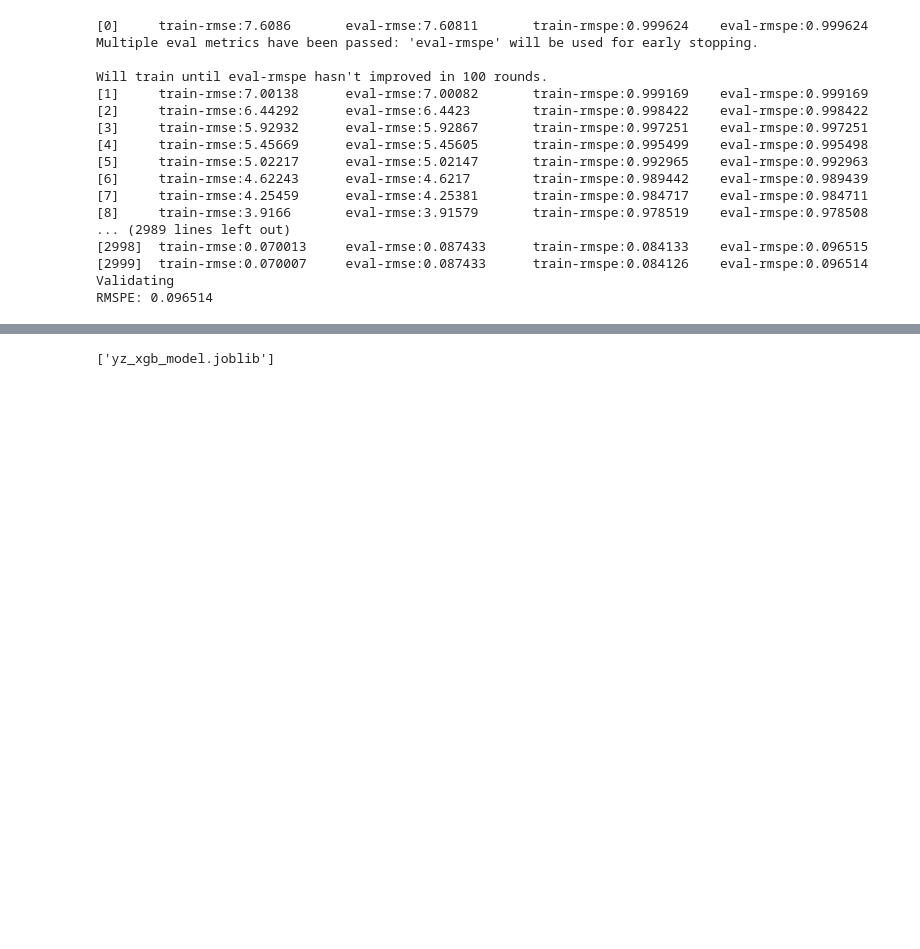
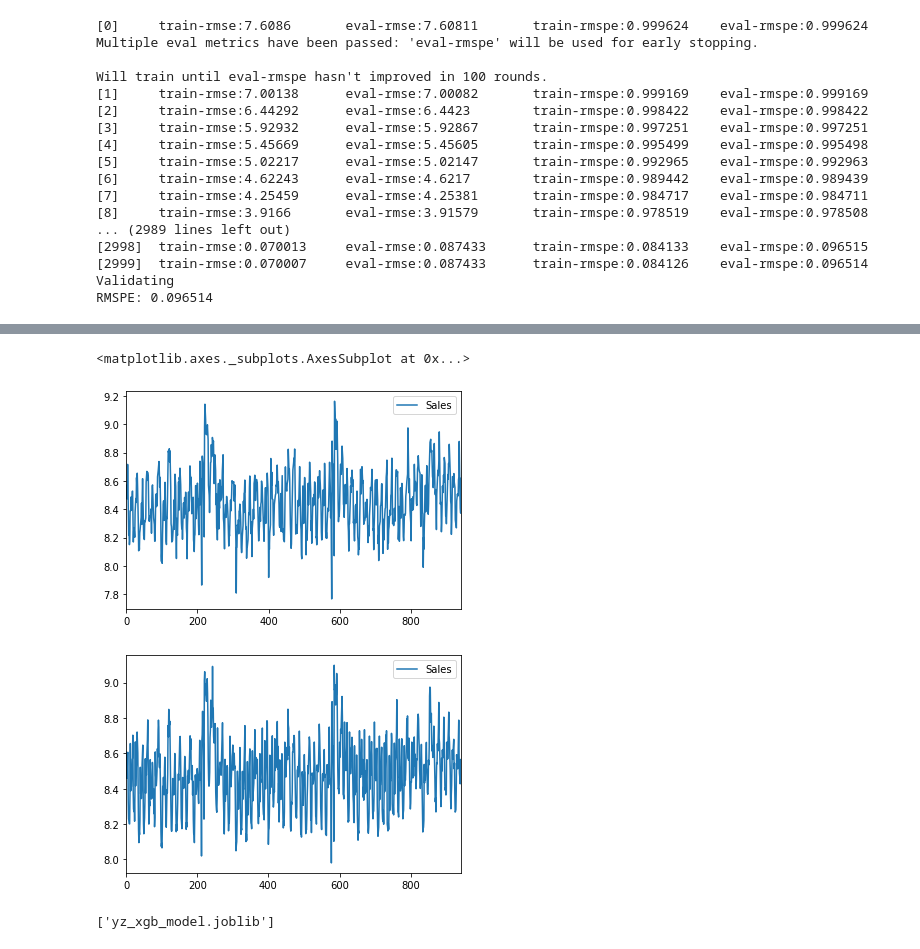
Before and after one commit to z1yuan/udacity, a Jupyter notebook: Machine_Learning_Engineer_Advanced_Nanodegree/Forecast_Rossmann_Store_Sales/Forecast_Rossmann_Store_Sales.ipynb, the cells around one changed output, grey strips where cells are left out. Saved outputs shown, nothing was run; the diff lists cells and outputs as text; code cells hidden in the pictures; blank space fills up the shorter version.

Commit message:
add store 1 predict

```diff
--- a/Machine_Learning_Engineer_Advanced_Nanodegree/Forecast_Rossmann_Store_Sales/Forecast_Rossmann_Store_Sales.ipynb
+++ b/Machine_Learning_Engineer_Advanced_Nanodegree/Forecast_Rossmann_Store_Sales/Forecast_Rossmann_Store_Sales.ipynb
@@ -1744,3 +1744,6 @@ Will train until eval-rmspe hasn't improved in 100 rounds.
 [2999]  train-rmse:0.070007     eval-rmse:0.087433      train-rmspe:0.084126    eval-rmspe:0.096514
 Validating
 RMSPE: 0.096514
+# %%
+from sklearn.externals import joblib
+xgb_model = joblib.load("yz_xgb_model.joblib")
@@ -1746,0 +1752,12 @@ RMSPE: 0.096514
+# %%
+#获取商店1号的真实数据和预测数据
+#X_train, X_valid, y_train, y_valid = train_test_split(X, y, test_size=0.1, random_state=23)
+#val_train,val_store,val_test = load_data(Dataset_dir)
+#val_train = val_train[val_train['Open'] != 0]
+#val_train = pd.merge(val_train, val_store, on='Store')
+train_store_df_1 = train_store_df[(train_store_df.Open != 0 ) & (train_store_df.Sales != 0)]
+test_train = train_store_df_1[train_store_df_1.Store == 1]
+#print(test_train)
+train_val1 = pd.DataFrame(test_train,columns=['Sales'])
+print(train_val1)
+train_val1 = np.log1p(train_val1)
@@ -1746,0 +1782,22 @@ RMSPE: 0.096514
+# %%
+test_train = train_store_df[train_store_df.Store == 1]
+print(test_train)
+test_drop_features = ['CompetitionOpenSinceMonth','CompetitionOpenSinceYear',
+                      'Promo2SinceWeek','Promo2SinceYear', 'PromoInterval','month_str','Sales', 'Customers']
+X_test_1 = test_train.drop(test_drop_features, axis=1)
+#print(X_test_1.dtypes)
+
+#build_feature(test_train,True)
+#test_train.drop('Sales',axis=1,inplace=True)
+
+print(X_test_1.dtypes)
+X_test_1['StateHoliday'] = lbl.fit_transform(test_train['StoreType'].astype(str))#将提示的包含错误数据类型这一列进行转换
+X_test_1['Assortment'] = lbl.fit_transform(test_train['Assortment'].astype(str))#将提示的包含错误数据类型这一列进行转换
+pred = xgb_model.predict(xgb.DMatrix(X_test_1))
+train_val2 = pd.DataFrame(pred,columns=['Sales'])
+
+
+#X_test['StateHoliday'] = lbl.fit_transform(X_test['StateHoliday'].astype(str))#将提示的包含错误数据类型这一列进行转换
+#X_test['Assortment'] = lbl.fit_transform(X_test['Assortment'].astype(str))#将提示的包含错误数据类型这一列进行转换
+#xgb_test_prod = xgb_model.predict(xgb.DMatrix(X_test))
+#xgb_test_prod = np.expm1(xgb_test_prod)
@@ -1747,3 +1822,12 @@ RMSPE: 0.096514
+# %%
+train_val1.plot.line()
+#print('train1:',train_val1)
+train_val2.plot.line()
+#print('train2:',train_val2)
+# %% [output]
+<matplotlib.axes._subplots.AxesSubplot at 0x...>
+[figure, added]
+[figure, added]
 # %%
 X_test['StateHoliday'] = lbl.fit_transform(X_test['StateHoliday'].astype(str))#将提示的包含错误数据类型这一列进行转换
 X_test['Assortment'] = lbl.fit_transform(X_test['Assortment'].astype(str))#将提示的包含错误数据类型这一列进行转换
```
Also changed, not shown: parts of 9 cells of this notebook.
